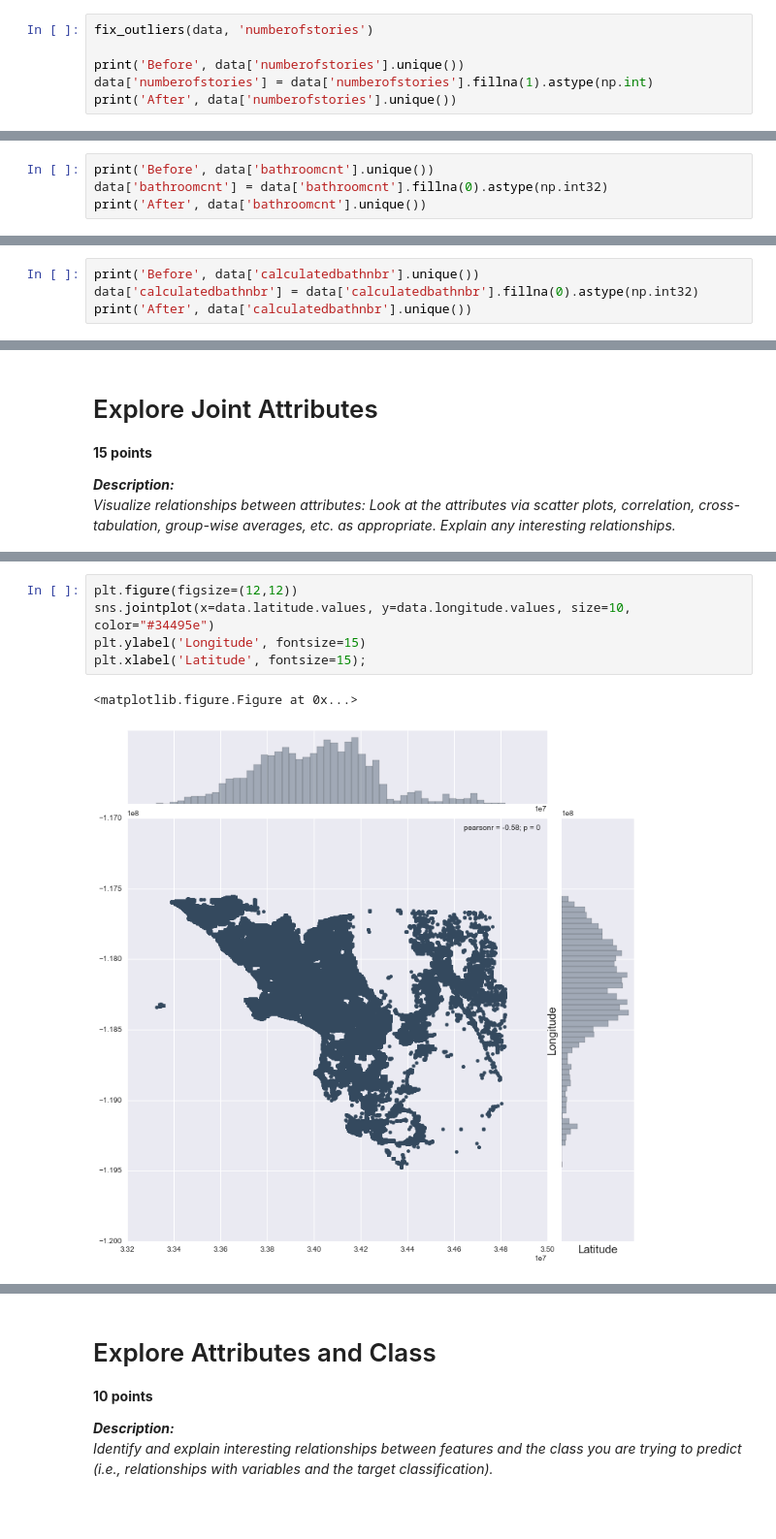
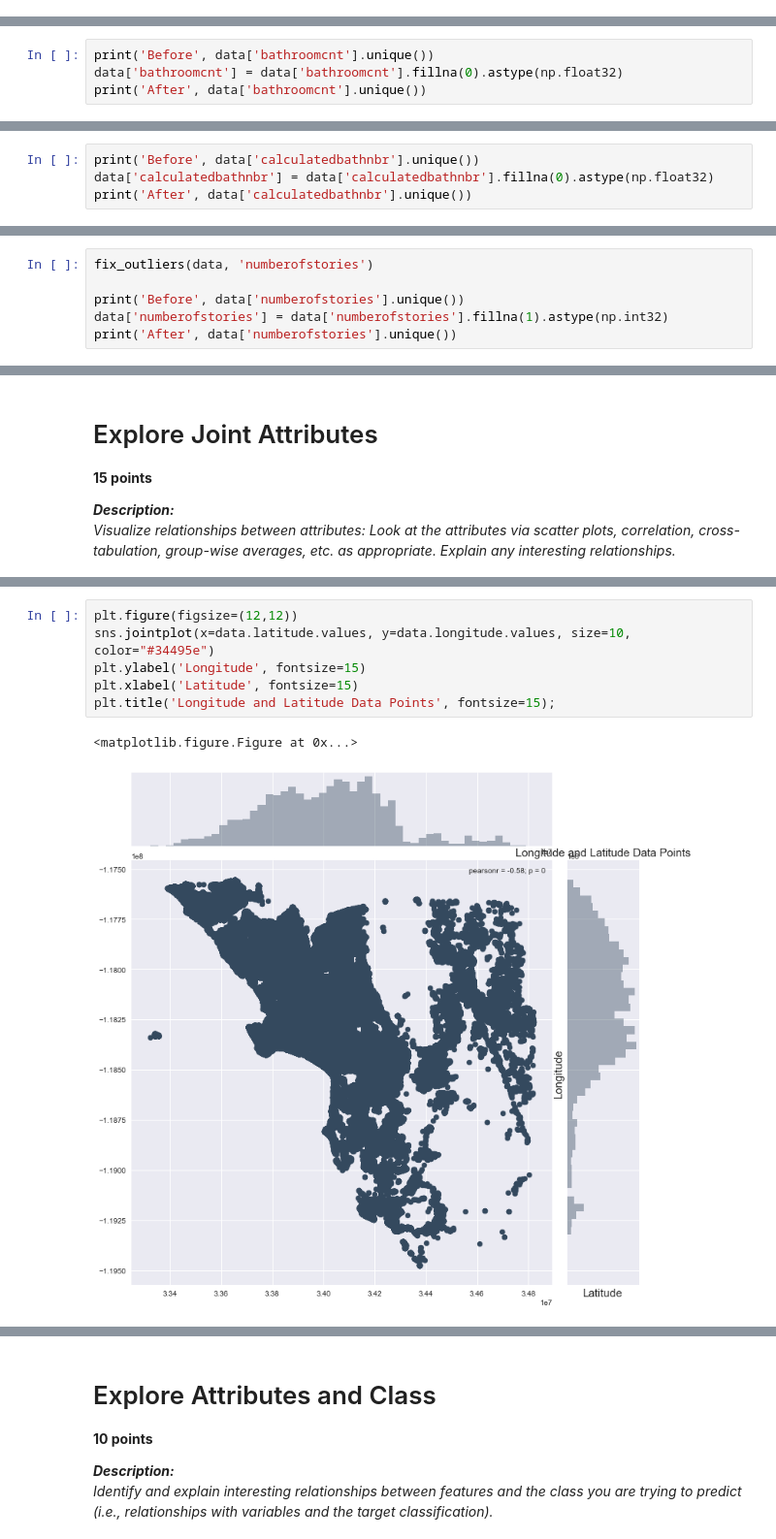
Before and after one commit to post2web/data_mining_group_project, a Jupyter notebook: notebooks/yao2.ipynb, the cells around one changed output, grey strips where cells are left out. Shown at 97% size. Drawn from its saved outputs; the diff is of its cells as text; blank space fills up the shorter version.

```diff
--- a/notebooks/yao2.ipynb
+++ b/notebooks/yao2.ipynb
@@ -360,6 +181,0 @@ We replace all missing values with 1 after removing all outliers to represent a
-# %%
-fix_outliers(data, 'numberofstories')
-
-print('Before', data['numberofstories'].unique())
-data['numberofstories'] = data['numberofstories'].fillna(1).astype(np.int)
-print('After', data['numberofstories'].unique())
@@ -717,6 +223,6 @@ We decided it is potentially possible for the property to not have a bathroom so
 # %%
 print('Before', data['bathroomcnt'].unique())
-data['bathroomcnt'] = data['bathroomcnt'].fillna(0).astype(np.int32)
+data['bathroomcnt'] = data['bathroomcnt'].fillna(0).astype(np.float32)
 print('After', data['bathroomcnt'].unique())
 # %% [output]
 Before [  0.     2.     4.     3.     1.     2.5    3.5    5.     1.5    4.5    7.5
@@ -765,6 +274,6 @@ With a low number of missing values, we decided to assign 0 to all missing value
 # %%
 print('Before', data['calculatedbathnbr'].unique())
-data['calculatedbathnbr'] = data['calculatedbathnbr'].fillna(0).astype(np.int32)
+data['calculatedbathnbr'] = data['calculatedbathnbr'].fillna(0).astype(np.float32)
 print('After', data['calculatedbathnbr'].unique())
 # %% [output]
 Before [  nan   2.    4.    3.    1.    2.5   3.5   5.    1.5   4.5   7.5   5.5
@@ -848,0 +522,6 @@ data['finishedsquarefeet50'] = data['finishedsquarefeet50'].fillna(0).astype(np.
+# %%
+fix_outliers(data, 'numberofstories')
+
+print('Before', data['numberofstories'].unique())
+data['numberofstories'] = data['numberofstories'].fillna(1).astype(np.int32)
+print('After', data['numberofstories'].unique())
@@ -1307,10 +1354,11 @@ From a simple graph, we can see the shoreline of California as well as possible
 # %%
 plt.figure(figsize=(12,12))
 sns.jointplot(x=data.latitude.values, y=data.longitude.values, size=10, color="#34495e")
 plt.ylabel('Longitude', fontsize=15)
-plt.xlabel('Latitude', fontsize=15);
+plt.xlabel('Latitude', fontsize=15)
+plt.title('Longitude and Latitude Data Points', fontsize=15);
 # %% [output]
 <matplotlib.figure.Figure at 0x...>
-[figure, old version]
+[figure, new version]
 # %% [markdown]
 # Number of Stories vs Year Built
```
Also changed, not shown: parts of 261 cells of this notebook, 1 other file.
